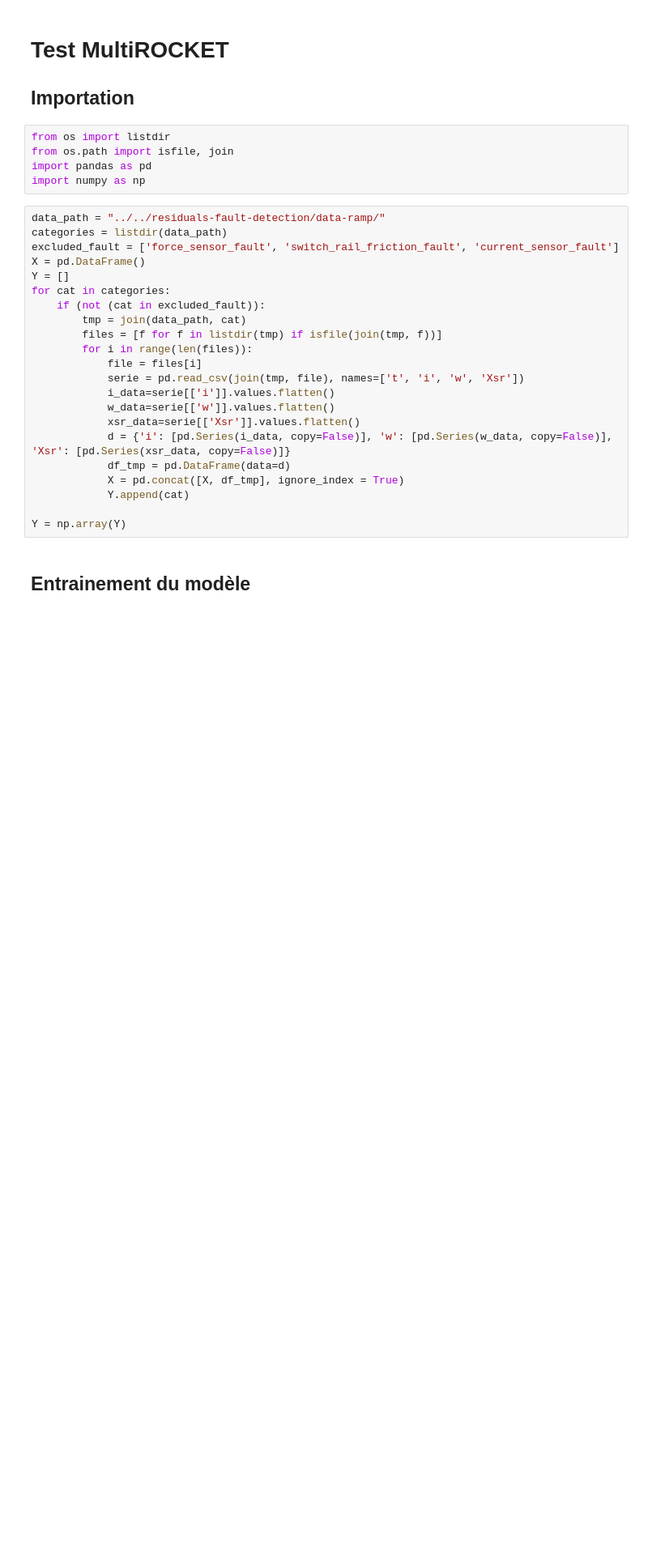
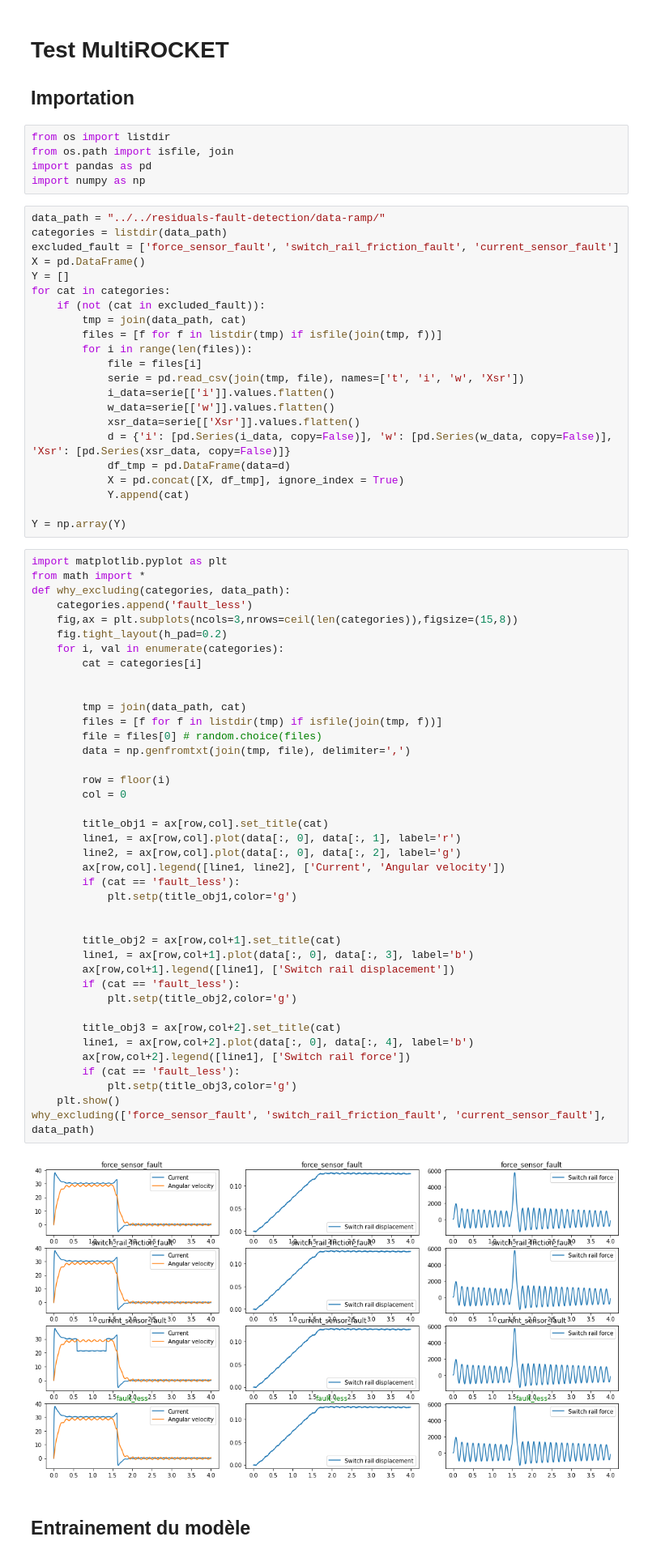
Before and after one commit to cedced19/sktime-try, a Jupyter notebook: test-rocket-multivariate/test-rocket-multivariate-excluding-rocket-ramp.ipynb, the cells around one changed output. Shown at 81% size. Drawn from its saved outputs; the diff is of its cells as text; blank space fills up the shorter version.

```diff
--- a/test-rocket-multivariate/test-rocket-multivariate-excluding-rocket-ramp.ipynb
+++ b/test-rocket-multivariate/test-rocket-multivariate-excluding-rocket-ramp.ipynb
@@ -29,6 +29,48 @@ for cat in categories:
             Y.append(cat)
 
 Y = np.array(Y)
+# %%
+import matplotlib.pyplot as plt
+from math import *
+def why_excluding(categories, data_path):
+    categories.append('fault_less')
+    fig,ax = plt.subplots(ncols=3,nrows=ceil(len(categories)),figsize=(15,8))
+    fig.tight_layout(h_pad=0.2)
+    for i, val in enumerate(categories):
+        cat = categories[i]
+
+
+        tmp = join(data_path, cat)
+        files = [f for f in listdir(tmp) if isfile(join(tmp, f))]
+        file = files[0] # random.choice(files)
+        data = np.genfromtxt(join(tmp, file), delimiter=',')
+
+        row = floor(i)
+        col = 0
+
+        title_obj1 = ax[row,col].set_title(cat)
+        line1, = ax[row,col].plot(data[:, 0], data[:, 1], label='r')
+        line2, = ax[row,col].plot(data[:, 0], data[:, 2], label='g')
+        ax[row,col].legend([line1, line2], ['Current', 'Angular velocity'])
+        if (cat == 'fault_less'):
+            plt.setp(title_obj1,color='g')
+
+
+        title_obj2 = ax[row,col+1].set_title(cat)
+        line1, = ax[row,col+1].plot(data[:, 0], data[:, 3], label='b')
+        ax[row,col+1].legend([line1], ['Switch rail displacement'])
+        if (cat == 'fault_less'):
+            plt.setp(title_obj2,color='g')
+
+        title_obj3 = ax[row,col+2].set_title(cat)
+        line1, = ax[row,col+2].plot(data[:, 0], data[:, 4], label='b')
+        ax[row,col+2].legend([line1], ['Switch rail force'])
+        if (cat == 'fault_less'):
+            plt.setp(title_obj3,color='g')
+    plt.show()
+why_excluding(['force_sensor_fault', 'switch_rail_friction_fault', 'current_sensor_fault'], data_path)
+# %% [output]
+[figure, added]
 # %% [markdown]
 ## Entrainement du modèle
 # %%
```
Also changed, not shown: parts of 1 cell of this notebook, 4 other files.
